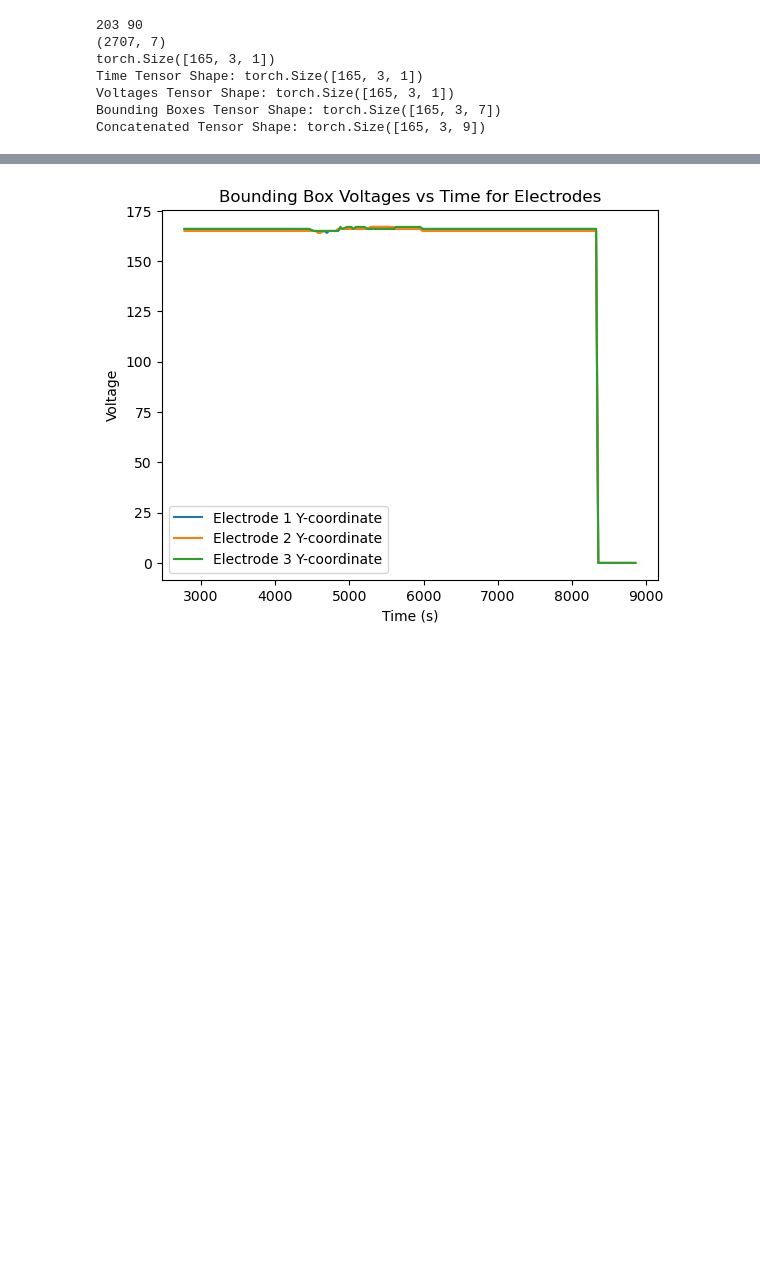
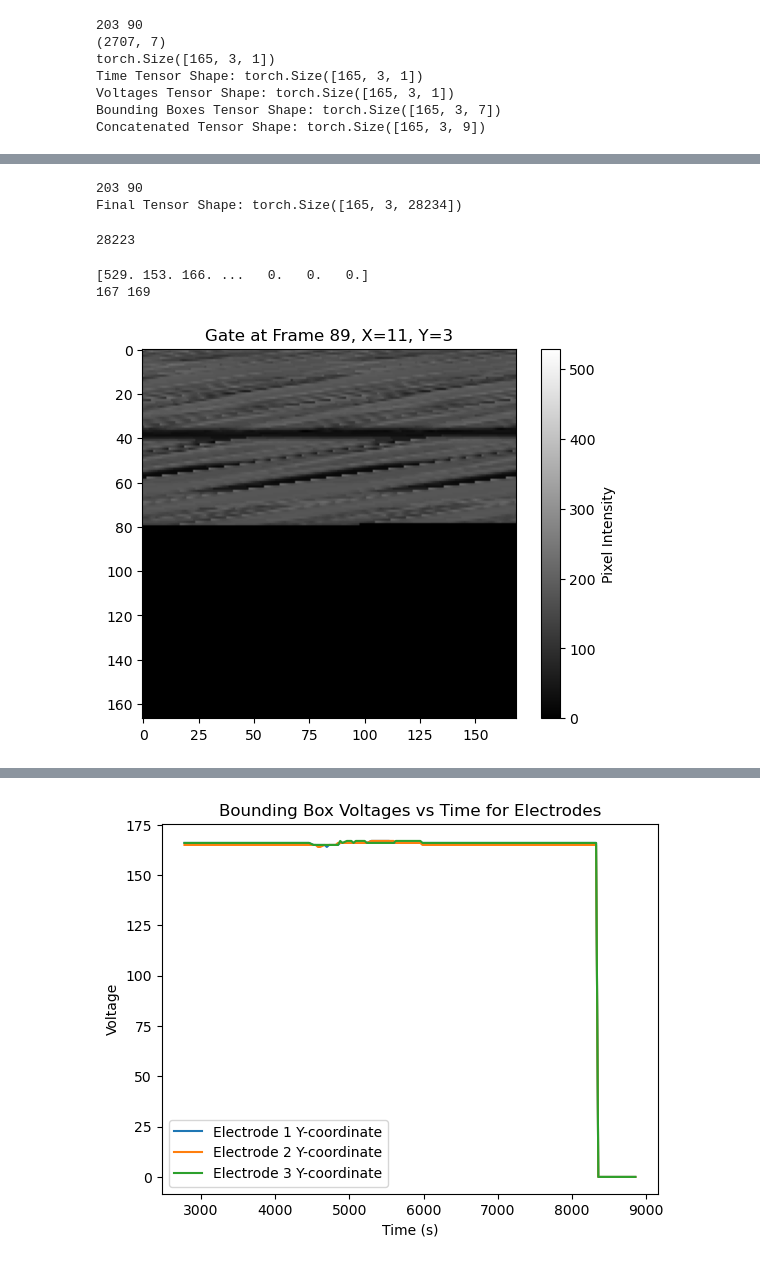
Before and after one commit to rad1o1/CARDIO-visualization, a Jupyter notebook: measure_comparison/src/video_segmentation.ipynb, the cells around one changed output, grey strips where cells are left out. Cells and saved outputs as stored; diff of their text form; code cells hidden in the pictures; blank space fills up the shorter version.

Commit message:
tensor update : x y coordinates pixel data mapping added

```diff
--- a/measure_comparison/src/video_segmentation.ipynb
+++ b/measure_comparison/src/video_segmentation.ipynb
@@ -919,11 +968,10 @@ cmd_path = data_path + 'cmd/'
 live_path = data_path + 'LIVE test/'
 electro_phi_path = data_path + 'electroPHISIO/'
 
-
-
 ###GLOBAL VARIABLES. THIS IS A TRIAL FILLED BY MYSELF FOR TESTING.
 MC_FILENAME, MC_TEMP = '', '' ##including path + MC_FILENAME
 CMD_FILENAME, ELECTROPHI_FILENAME = '', '../../data/electroPHISIO/OUT_17-18-19_1-2-3_09-07-2024_17-23.txt'
+VIDEO_FILENAME = data_path + 'video_data/07-09-2024_22-56.avi'
 FILTERS, GATES = [1,2,3], [1,2,3]
 #gates_input = input("Please write the number of the gates which you would want to get information from in GATE-GATE-...-GATE format")
 #filters_input = input("Please write the filters you'd want in FILTER-FILTER-...-FILTER format")
@@ -1151,0 +1289,10 @@ Concatenated Tensor Shape: torch.Size([165, 3, 9])
+# %%
+downsampled_time_wpix, downsampled_voltages_wpix, bounding_boxes_tensor_wpix, reshaped_voltages_tensor_wpix, pix_shape_y, pix_shape_x, pixel_tensor, combined_data_gated_wpix = combine_corresponding_gates_with_pixels(ELECTROPHI_FILENAME, BOUNDING_RECT_FILENAME, VIDEO_FILENAME)
+# %% [output]
+203 90
+Final Tensor Shape: torch.Size([165, 3, 28234])
+# %%
+torch.set_printoptions(precision=4, sci_mode=False)
+print(pix_shape_y * pix_shape_x)
+# %% [output]
+28223
@@ -1152,3 +1343,14 @@ Concatenated Tensor Shape: torch.Size([165, 3, 9])
+# %%
+# Assuming 'concatenated_tensor' is your tensor
+frame = 89
+x_coord = 11
+y_coord = 3
+
+display_electrode(combined_data_gated_wpix, coord_X=x_coord, coord_Y=y_coord, frame_number=frame, pix_shape_y=pix_shape_y, pix_shape_x=pix_shape_x)
+# %% [output]
+[529. 153. 166. ...   0.   0.   0.]
+167 169
+[figure, added]
 # %%
 # Plot for each electrode
 for e in range(len(GATES)):
```
Also changed, not shown: parts of 14 cells of this notebook.
